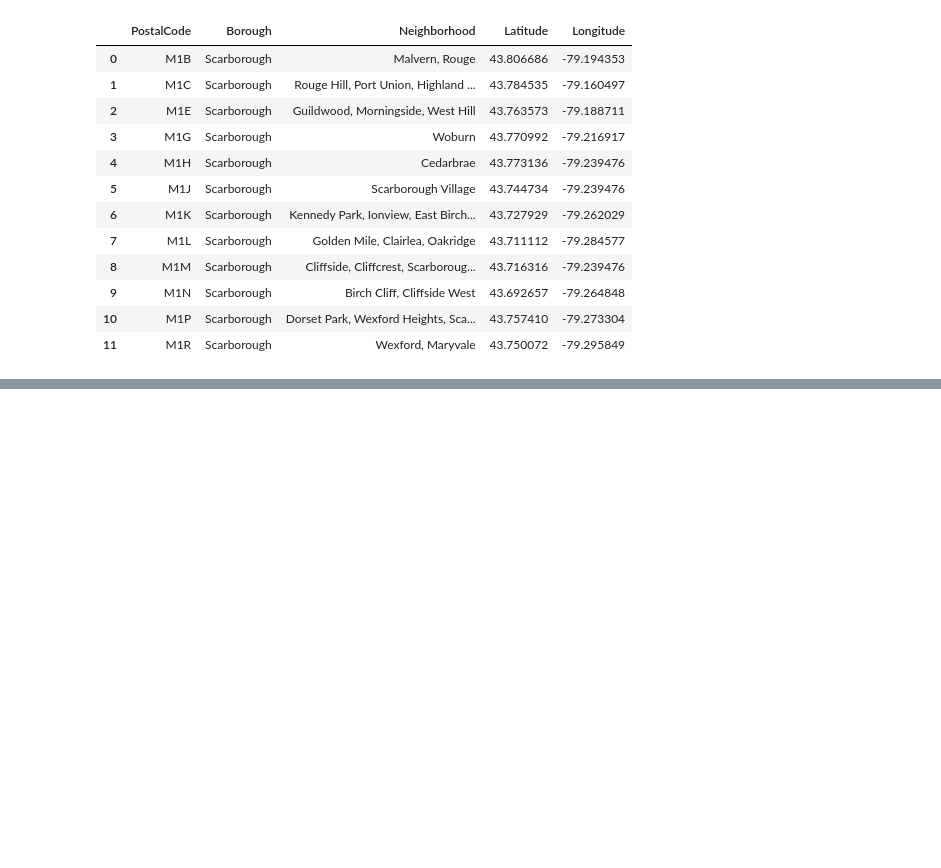
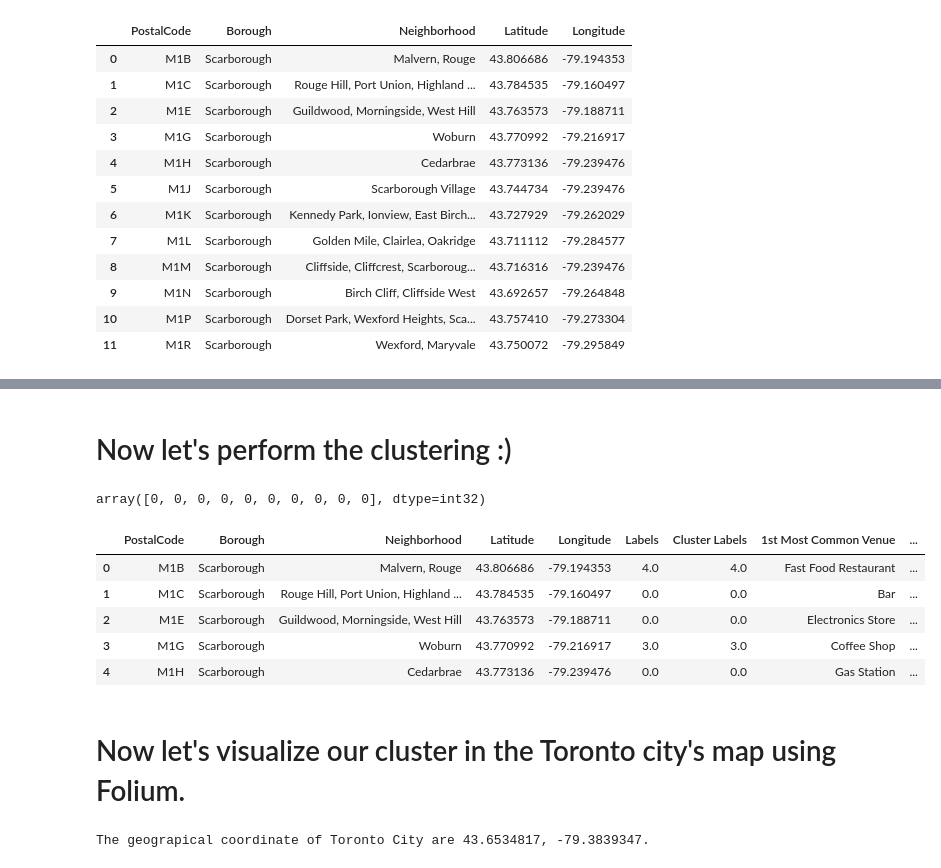
Before and after one commit to ben-kane/Data_Science, a Jupyter notebook: Coursera_Capstone_Project_Week3_Segmenting and Clu.ipynb, the cells around one changed output, grey strips where cells are left out. Saved outputs shown, nothing was run; the diff lists cells and outputs as text; code cells hidden in the pictures; blank space fills up the shorter version.

```diff
--- a/Coursera_Capstone_Project_Week3_Segmenting and Clu.ipynb
+++ b/Coursera_Capstone_Project_Week3_Segmenting and Clu.ipynb
@@ -200,0 +347,3 @@ df_t.head(12)
+# %%
+N_group = c.groupby('Neighborhood').mean().reset_index()
+N_group.shape
@@ -200,0 +352,10 @@ df_t.head(12)
+# %%
+num_top_venues = 5
+
+for hood in N_group['Neighborhood']:
+    print("----"+hood+"----")
+    temp = N_group[N_group['Neighborhood'] == hood].T.reset_index()
+    temp.columns = ['venue','freq']
+    temp = temp.iloc[1:]
+    temp['freq'] = temp['freq'].astype(float)
+    temp = temp.round({'freq': 2})
@@ -200,0 +380,6 @@ df_t.head(12)
+# %%
+def return_most_common_venues(row, num_top_venues):
+    row_categories = row.iloc[1:]
+    row_categories_sorted = row_categories.sort_values(ascending=False)
+
+    return row_categories_sorted.index.values[0:num_top_venues]
@@ -200,0 +388,21 @@ df_t.head(12)
+# %%
+num_top_venues = 10
+
+indicators = ['st', 'nd', 'rd']
+
+# create columns according to number of top venues
+columns = ['Neighborhood']
+for ind in np.arange(num_top_venues):
+    try:
+        columns.append('{}{} Most Common Venue'.format(ind+1, indicators[ind]))
+    except:
+        columns.append('{}th Most Common Venue'.format(ind+1))
+
+# create a new dataframe
+neighborhoods_venues_sorted = pd.DataFrame(columns=columns)
+neighborhoods_venues_sorted['Neighborhood'] = N_group['Neighborhood']
+
+for ind in np.arange(N_group.shape[0]):
+    neighborhoods_venues_sorted.iloc[ind, 1:] = return_most_common_venues(N_group.iloc[ind, :], num_top_venues)
+
+neighborhoods_venues_sorted.head()
@@ -200,0 +416,37 @@ df_t.head(12)
+# %% [markdown]
+# Now let's perform the clustering :)
+# %%
+# set number of clusters
+kclusters = 5
+N_group_clustering = N_group.drop('Neighborhood', 1)
+# run k-means clustering
+kmeans = KMeans(n_clusters=kclusters, random_state=0).fit(N_group_clustering)
+
+# check cluster labels generated for each row in the dataframe
+kmeans.labels_[0:10]
+# %% [output]
+array([0, 0, 0, 0, 0, 0, 0, 0, 0, 0], dtype=int32)
+# %%
+df_z = df_t
+df_z = df_z.join(neighborhoods_venues_sorted.set_index('Neighborhood'), on='Neighborhood')
+
+df_z.head()
+# %% [output]
+|  | PostalCode | Borough | Neighborhood | Latitude | Longitude | Labels | Cluster Labels | 1st Most Common Venue | ... |
+| 0 | M1B | Scarborough | Malvern, Rouge | 43.806686 | -79.194353 | 4.0 | 4.0 | Fast Food Restaurant | ... |
+| 1 | M1C | Scarborough | Rouge Hill, Port Union, Highland ... | 43.784535 | -79.160497 | 0.0 | 0.0 | Bar | ... |
+| 2 | M1E | Scarborough | Guildwood, Morningside, West Hill | 43.763573 | -79.188711 | 0.0 | 0.0 | Electronics Store | ... |
+| 3 | M1G | Scarborough | Woburn | 43.770992 | -79.216917 | 3.0 | 3.0 | Coffee Shop | ... |
+| 4 | M1H | Scarborough | Cedarbrae | 43.773136 | -79.239476 | 0.0 | 0.0 | Gas Station | ... |
+# %% [markdown]
+# Now let's visualize our cluster in the Toronto city's map using Folium.
+# %%
+address = 'Toronto, CA'
+
+geolocator = Nominatim(user_agent="to_explorer")
+location = geolocator.geocode(address)
+latitude = location.latitude
+longitude = location.longitude
+print('The geograpical coordinate of Toronto City are {}, {}.'.format(latitude, longitude))
+# %% [output]
+The geograpical coordinate of Toronto City are 43.6534817, -79.3839347.
```
Also changed, not shown: parts of 23 cells of this notebook.
